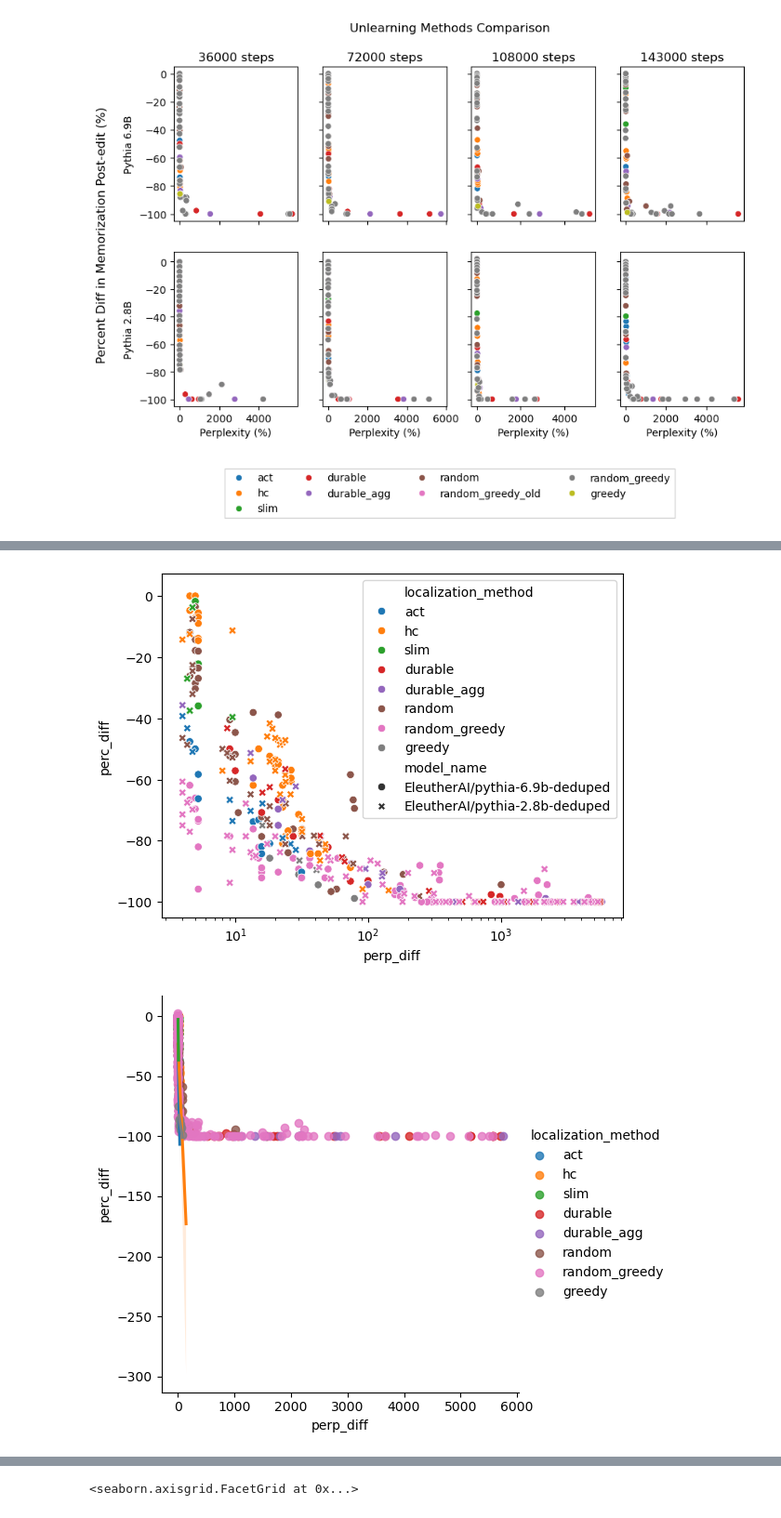
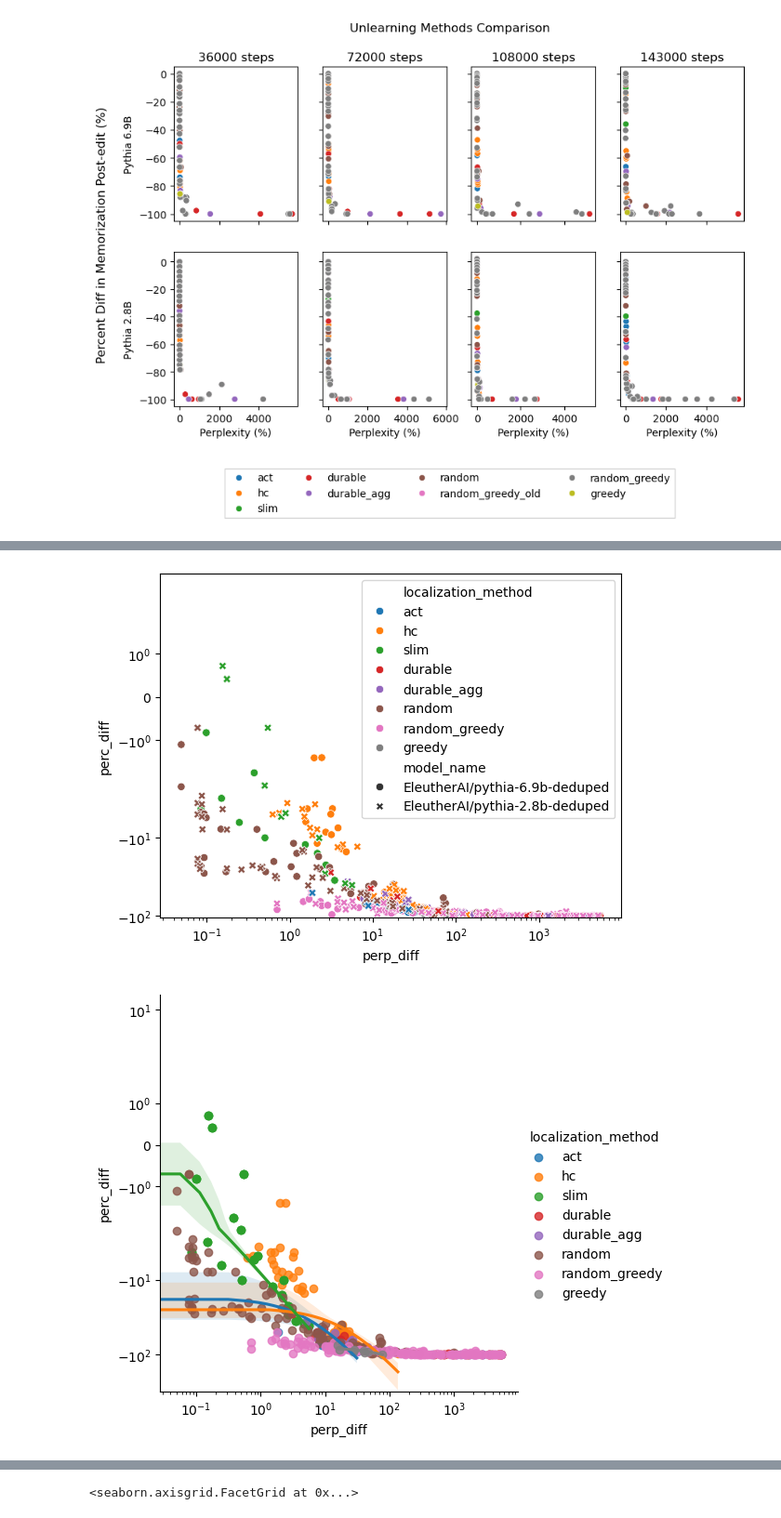
Before and after one commit to msakarvadia/memorization, a Jupyter notebook: figs/pythia_unlearning_results.ipynb, the cells around one changed output, grey strips where cells are left out. Shown at 93% size. Drawn from its saved outputs; the diff is of its cells as text; code cells hidden in the pictures.

```diff
--- a/figs/pythia_unlearning_results.ipynb
+++ b/figs/pythia_unlearning_results.ipynb
@@ -415,7 +415,7 @@ import statistics
 import math
 def return_ideal_method_for_lang(base_early_stats, weight_early, perp_cutoff=500, mem_cutoff=100, backdoor=False):
   #desired columns
-  cols = ["perc", "perp",'localization_method','ratio','epochs','loss_weighting','total_time']
+  cols = ["perc", "perp",'localization_method','ratio','total_time']
   loc_methods = ['greedy', 'durable', 'durable_agg', 'random', 'random_greedy', "hc", "slim", 'act', ]
   weight_early = weight_early[(weight_early.perp < perp_cutoff)]
 
@@ -470,7 +470,7 @@ def return_ideal_method_for_lang(base_early_stats, weight_early, perp_cutoff=500
       #print("no results yet for: ", unlearn_set)
       continue
     sub_frame = subset[subset.score == subset.score.min()].drop_duplicates()
-    sub_frame = sub_frame[cols]
+    sub_frame = sub_frame#[cols]
     #print(sub_frame)
     df = pd.concat([df, sub_frame])
 
@@ -844,0 +681,24 @@ best_df = pd.concat(best_dfs, axis=0, ignore_index=True)
+# %%
+dfs = []
+best_dfs = []
+for model_name in ['EleutherAI/pythia-6.9b-deduped', 'EleutherAI/pythia-2.8b-deduped']:
+    for step in [36000, 72000, 108000, 143000]:
+        print("STEP: ", step, " model_name:  ", model_name)
+        file_name = f"localization_results_{step}.csv"
+        result_path = f"/pscratch/sd/m/mansisak/memorization/model_ckpts/{step}/EleutherAI_edit/"
+
+        df = pd.read_csv(f'{result_path}{file_name}')
+        df = fill_in_neuron_time(df) #this does it per model type
+        df.perc *= 100
+        df = df[df['model_name'] == model_name]
+        #base_stats = df.loc[0].copy()
+        df = grab_valid_experiments(df)
+        base_stats = df[df['unlearn_set_name'].isna()].iloc[0]
+        df = generate_perc_diffs(df, base_stats)
+        df = df.drop_duplicates()
+        dfs.append(copy.deepcopy(df))
+
+        df = return_ideal_method_for_lang(base_stats, df, perp_cutoff= 500, mem_cutoff=10, backdoor=False)
+        best_dfs.append(copy.deepcopy(df))
+        print(df)
+        #print(df.to_latex(index=False))
@@ -1017,14 +1012,16 @@ df_w_all_prod_results = df_w_all_prod_results[df_w_all_prod_results.localization
 # %%
 sns.scatterplot(data=df_w_all_prod_results, x="perp_diff", y="perc_diff", hue="localization_method", style="model_name")
 plt.xscale('log')
-#plt.yscale('log')
+plt.yscale('symlog')
 # %% [output]
-[figure, old version]
+[figure, new version]
 # %%
 # plot 3 figure-level plot separated by species
-g = sns.lmplot(data=df_w_all_prod_results, x="perp_diff", y="perc_diff", hue='localization_method')
+g = sns.lmplot(data=df_w_all_prod_results, x="perp_diff", y="perc_diff", hue='localization_method', order=1)
+plt.xscale('log')
+plt.yscale('symlog')
 # %% [output]
-[figure, old version]
+[figure, new version]
 # %%
 import numpy as np
 import matplotlib.pyplot as plt
```
Also changed, not shown: parts of 23 cells of this notebook, 5 other files.
